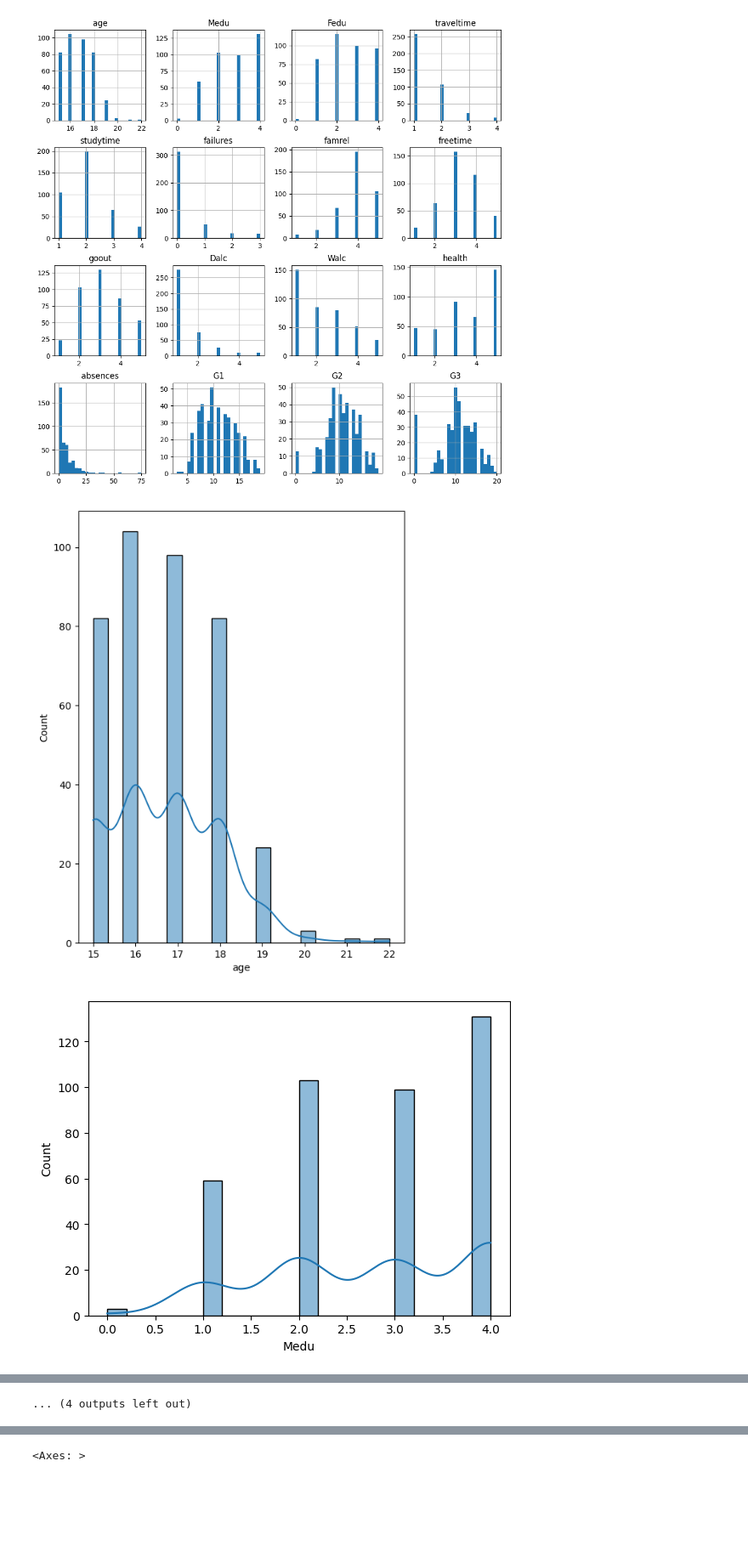
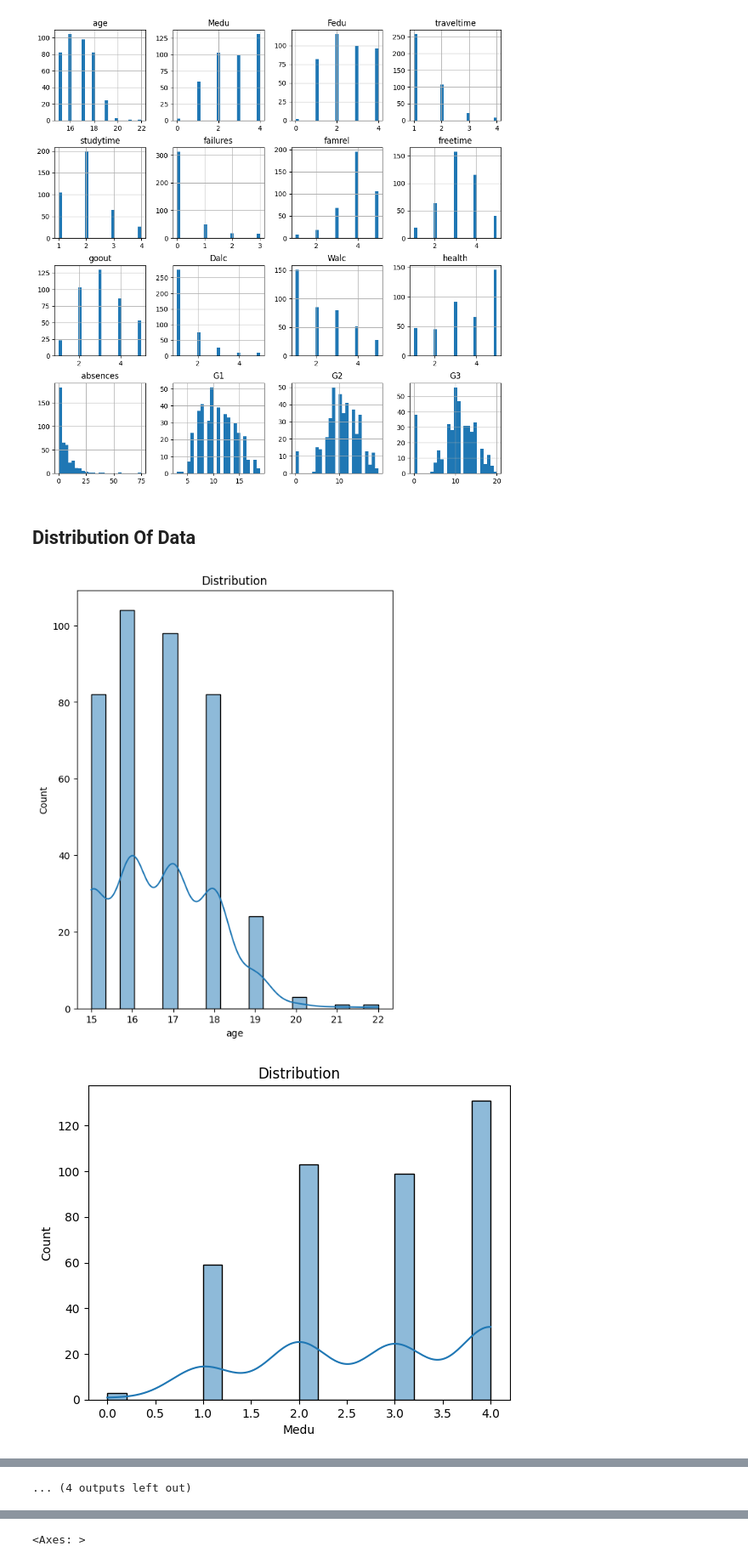
Before and after one commit to ironomar0101-glitch/Predicting-student-performance, a Jupyter notebook: predicting student performance.ipynb, the cells around one changed output, grey strips where cells are left out. Shown: that part at 85% size. Saved outputs shown, nothing was run; the diff lists cells and outputs as text; code cells hidden in the pictures; blank space fills up the shorter version.

```diff
--- a/predicting student performance.ipynb
+++ b/predicting student performance.ipynb
@@ -109,11 +128,14 @@ df[num_col].hist(bins=25,figsize=(12,12))
 plt.show()
 # %% [output]
 [figure]
+# %% [markdown]
+<h2>Distribution Of Data</h2>
 # %%
 plt.figure(figsize=(6,8))
 for i in num_col:
     sns.histplot(df[i],bins=20,kde=True)
+    plt.title('Distribution')
     plt.show()
 # %% [output]
-[figure, old version]
+[figure, new version]
-[figure, old version]
+[figure, new version]
```
Also changed, not shown: parts of 47 cells of this notebook, 4 other files.
